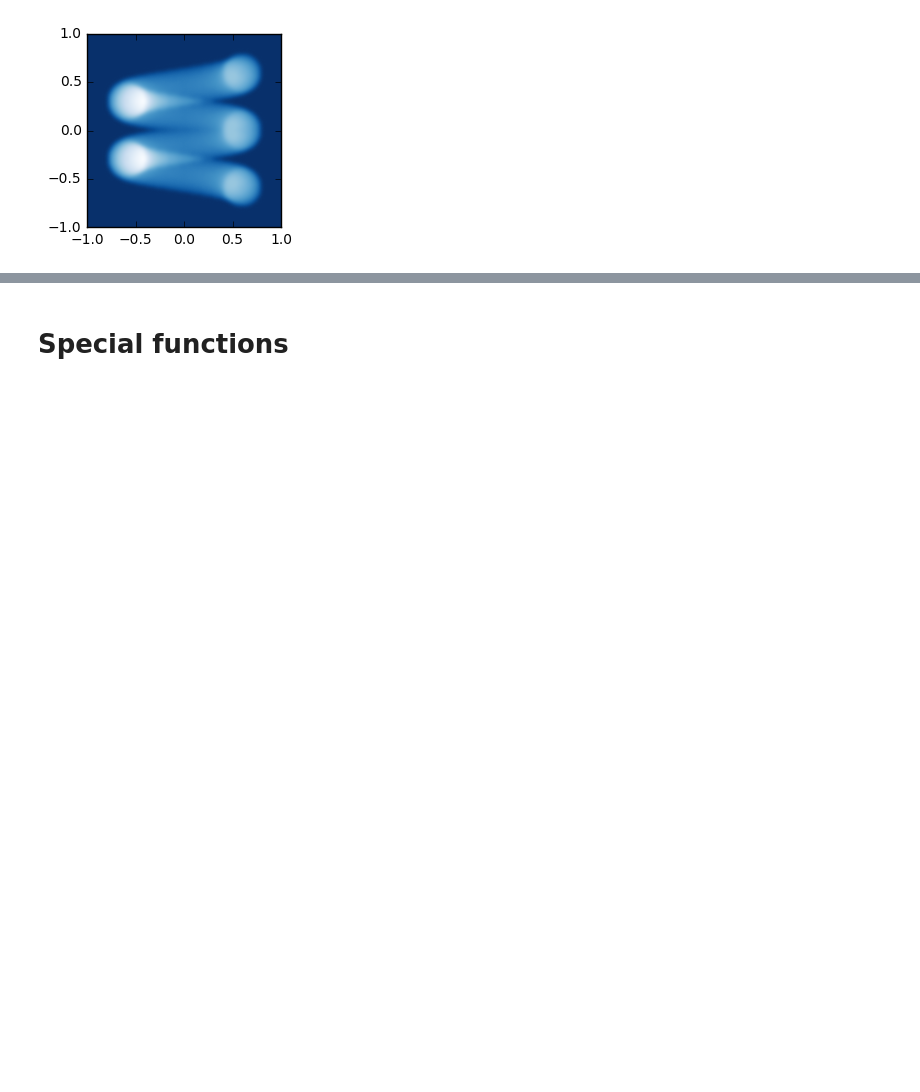
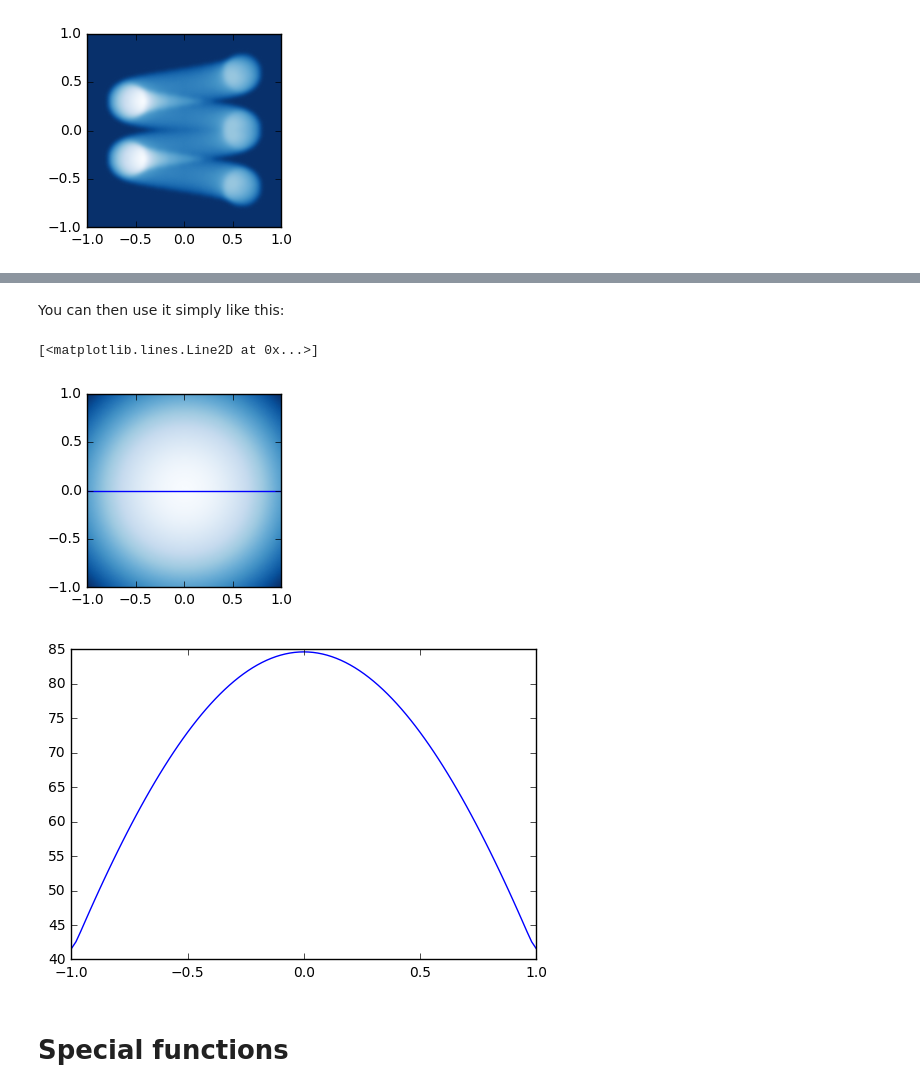
Before and after one commit to rnikutta/rhocube, a Jupyter notebook: rhocube.ipynb, the cells around one changed output, grey strips where cells are left out. Drawn from its saved outputs; the diff is of its cells as text; code cells hidden in the pictures; blank space fills up the shorter version.

Commit message:
Expanded rhocube.ipynb - finished section on transform and _inverse - added section on adding custom models - added section on 3D Gaussian kernel smoothing

```diff
--- a/rhocube.ipynb
+++ b/rhocube.ipynb
@@ -7,7 +7,7 @@ import pylab as p
 import matplotlib
 %matplotlib inline
 
-def myplot(images,titles=None):
+def myplot(images,titles=None,interpolation='bicubic'):
     if not isinstance(images,list):
         images = [images]
     n = len(images)
@@ -16,7 +16,7 @@ def myplot(images,titles=None):
     fig = p.figure(figsize=((2.5+0.4)*n,2.5))
     for j,image in enumerate(images):
         ax = fig.add_subplot(1,n,j+1)
-        im = ax.imshow(image,origin='lower',extent=[-1,1,-1,1],cmap=matplotlib.cm.Blues_r,interpolation='bicubic')
+        im = ax.imshow(image,origin='lower',extent=[-1,1,-1,1],cmap=matplotlib.cm.Blues_r,interpolation=interpolation)
         if titles is not None:
             ax.set_title(titles[j],fontsize=9)
 # %% [markdown]
@@ -121,3 +126,25 @@ Building kdtree
+# %%
+class CosineShell(Cube):
+    def __init__(self,npix):
+        Cube.__init__(self,npix,computeR=True)  # 'computeR' is a built-in facility, and by default True; check out also 'buildkdtree'
+    def __call__(self):
+        self.get_rho()
+    def get_rho(self):
+        self.rho = N.cos(self.R)
+        self.apply_rho_ops() # shift, rotate3d, smoothing
+# %% [markdown]
+You can then use it simply like this:
+# %%
+model = CosineShell(101) # 101 pixels along each cube axis
+model() # this model has no free parameters
+myplot(model.image)
+p.axhline(0)  # indicate profile line
+fig2 = p.figure()
+p.plot(N.linspace(-1,1,model.npix),model.image[model.npix/2,:]) # plot the profile accross the image
+# %% [output]
+[<matplotlib.lines.Line2D at 0x...>]
+[figure, added]
+[figure, added]
 # %% [markdown]
 # Special functions
 # %% [markdown]
```
Also changed, not shown: parts of 16 cells of this notebook.
